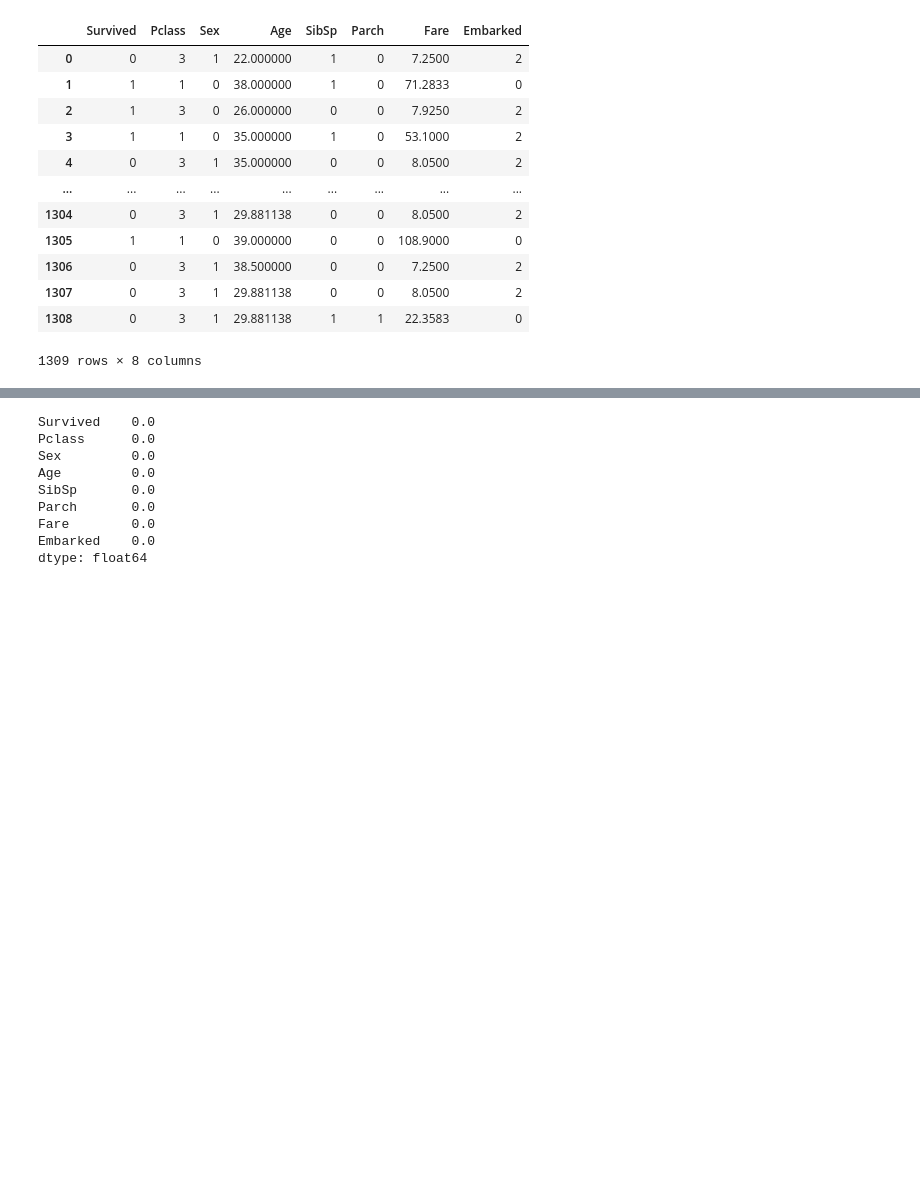
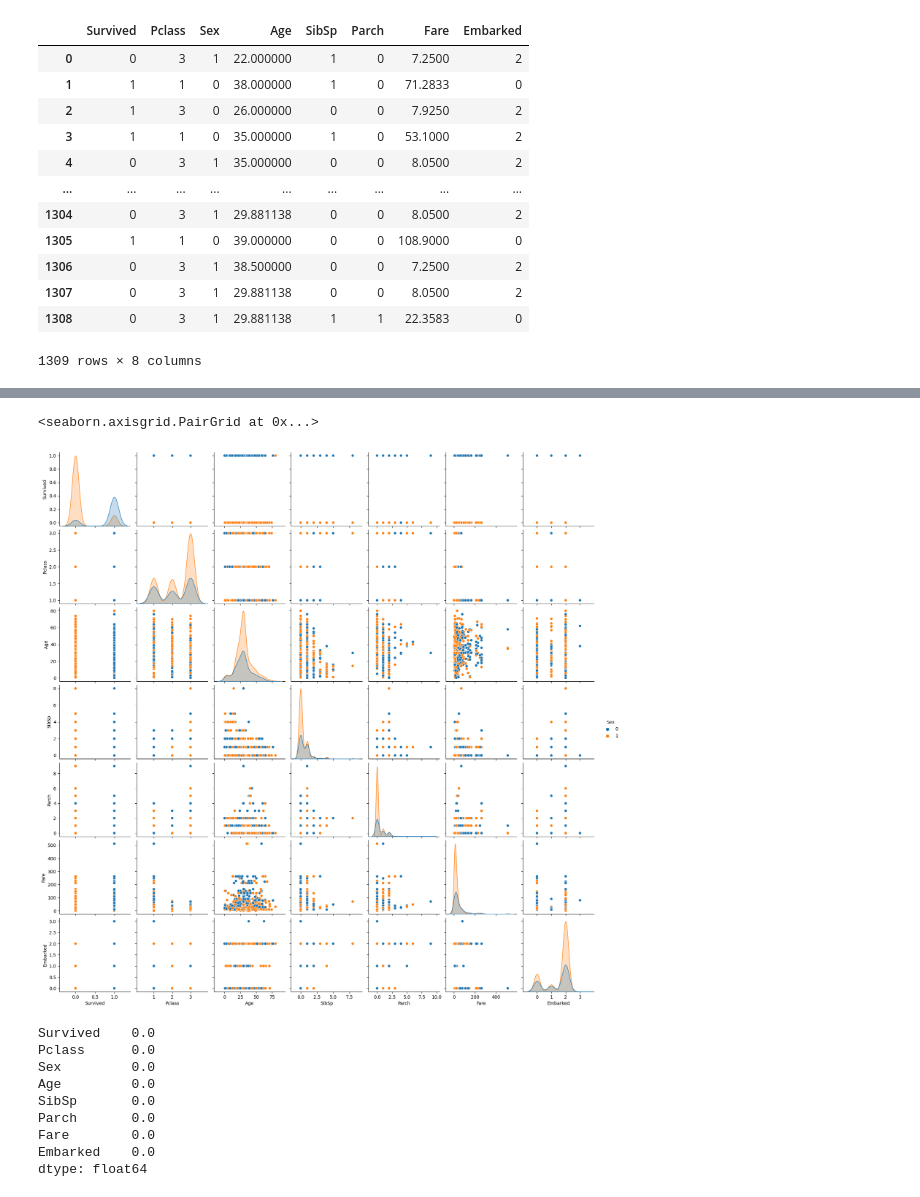
Before and after one commit to sahiltapu/Machine_Learning_projects, a Jupyter notebook: LOGISTIC_REGRESSION/titanic_survivor_prediction/Titanic_survivor_prediction.ipynb, the cells around one changed output, grey strips where cells are left out. Saved outputs shown, nothing was run; the diff lists cells and outputs as text; code cells hidden in the pictures; blank space fills up the shorter version.

```diff
--- a/LOGISTIC_REGRESSION/titanic_survivor_prediction/Titanic_survivor_prediction.ipynb
+++ b/LOGISTIC_REGRESSION/titanic_survivor_prediction/Titanic_survivor_prediction.ipynb
@@ -164,3 +162,8 @@ https://gist.github.com/mwaskom/de44147ed2974457ad6372750bbe5751
+# %%
+sns.pairplot(dataset,hue='Sex')
+# %% [output]
+<seaborn.axisgrid.PairGrid at 0x...>
+[figure, added]
 # %%
 dataset.isna().mean() * 100
 # %% [output]
```
Also changed, not shown: parts of 2 cells of this notebook.
